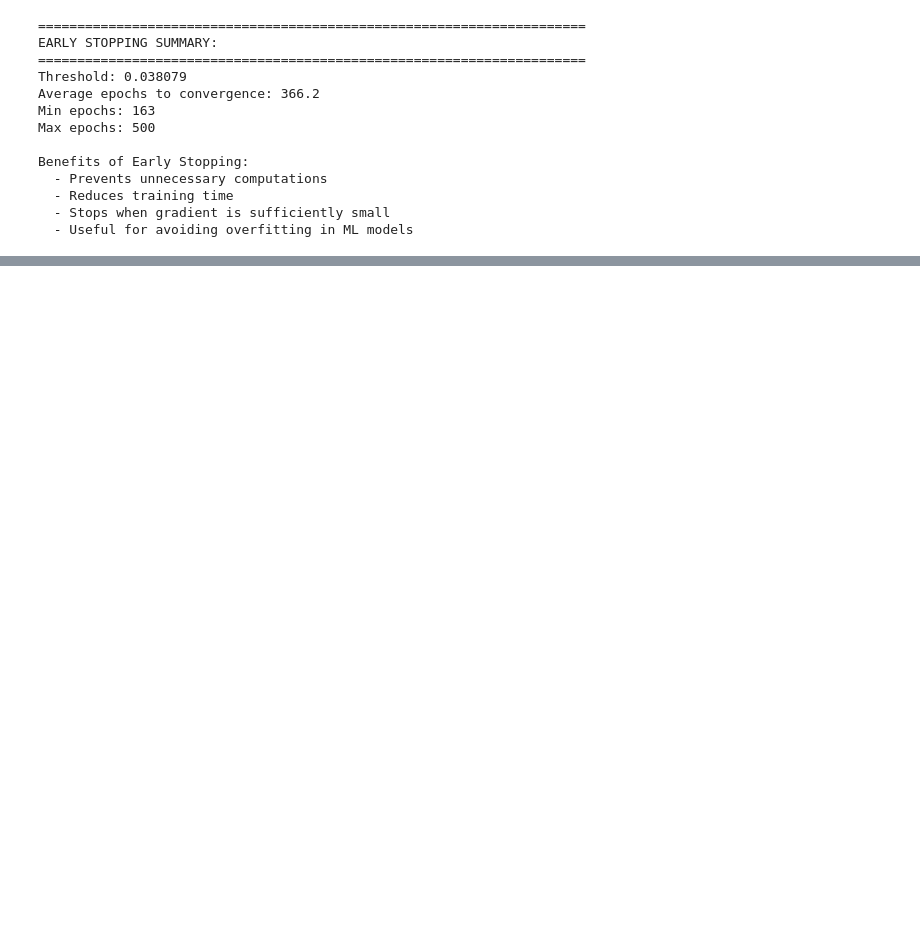
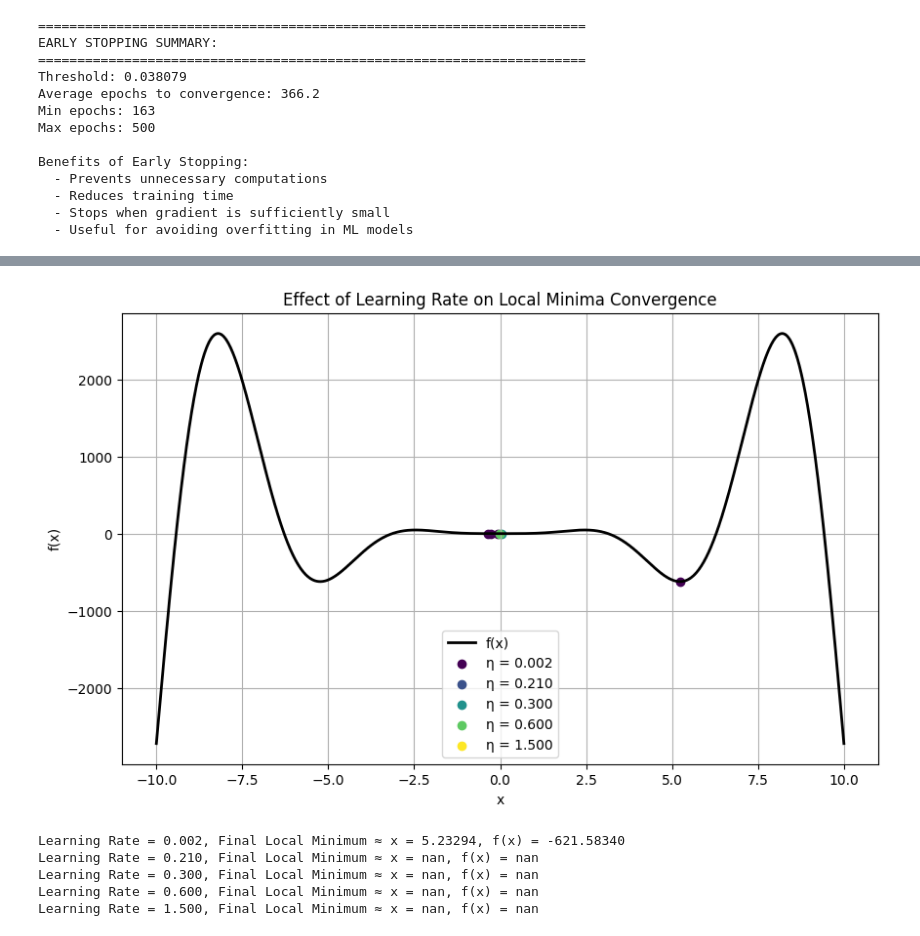
Before and after one commit to jcatillo/Intelligent_Systems, a Jupyter notebook: LESSON_1/ Gradient_Descent/2_Initialization_Effects.ipynb, the cells around one changed output, grey strips where cells are left out. Saved outputs shown, nothing was run; the diff lists cells and outputs as text; code cells hidden in the pictures; blank space fills up the shorter version.

```diff
--- a/LESSON_1/ Gradient_Descent/2_Initialization_Effects.ipynb
+++ b/LESSON_1/ Gradient_Descent/2_Initialization_Effects.ipynb
@@ -608,0 +683,74 @@ Benefits of Early Stopping:
+# %%
+# ======================================
+# Gradient Descent on f(x) = 5x^3 * sin(x)
+# ======================================
+
+import numpy as np
+import matplotlib.pyplot as plt
+
+# Define the function and its derivative
+def f(x):
+    return (5 * x**3) * np.sin(x)
+
+def df(x):
+    return (5 * x**3) * np.cos(x) + (15 * x**2) * np.sin(x)
+
+# Define the range of x for plotting
+x = np.linspace(-10, 10, 2001)
+
+# Define learning rates to test
+learning_rates = [0.002, 0.21, 0.3, 0.6, 1.5]
+
+# Training parameters
+training_epochs = 100
+n_starting_points = 5
+
+# Color map for plotting
+colors = plt.cm.viridis(np.linspace(0, 1, len(learning_rates)))
+
+# Plot setup
+plt.figure(figsize=(10, 6))
+plt.plot(x, f(x), 'k', linewidth=2, label='f(x)')
+
+# Perform Gradient Descent for each learning rate
+for lr_idx, eta in enumerate(learning_rates):
+    localmins = []
+    for s in range(n_starting_points):
+        # Random starting point
+        localmin = np.random.choice(x, 1)[0]
+
+        for i in range(training_epochs):
+            grad = df(localmin)
+            localmin = localmin - eta * grad
+
+        localmins.append(localmin)
+
+    # Plot found local minima for this learning rate
+    plt.scatter(localmins, f(np.array(localmins)),
+                color=colors[lr_idx],
+                label=f'η = {eta:.3f}')
+
+# Plot settings
+plt.title('Effect of Learning Rate on Local Minima Convergence')
+plt.xlabel('x')
+plt.ylabel('f(x)')
+plt.legend()
+plt.grid(True)
+plt.show()
+
+# ======================================
+# Report the last found local minima
+# ======================================
+for eta in learning_rates:
+    localmin = np.random.choice(x, 1)[0]
+    for i in range(training_epochs):
+        grad = df(localmin)
+        localmin = localmin - eta * grad
+    print(f"Learning Rate = {eta:.3f}, Final Local Minimum ≈ x = {localmin:.5f}, f(x) = {f(localmin):.5f}")
+# %% [output]
+[figure, added]
+Learning Rate = 0.002, Final Local Minimum ≈ x = 5.23294, f(x) = -621.58340
+Learning Rate = 0.210, Final Local Minimum ≈ x = nan, f(x) = nan
+Learning Rate = 0.300, Final Local Minimum ≈ x = nan, f(x) = nan
+Learning Rate = 0.600, Final Local Minimum ≈ x = nan, f(x) = nan
+Learning Rate = 1.500, Final Local Minimum ≈ x = nan, f(x) = nan
```
Also changed, not shown: parts of 5 cells of this notebook.
